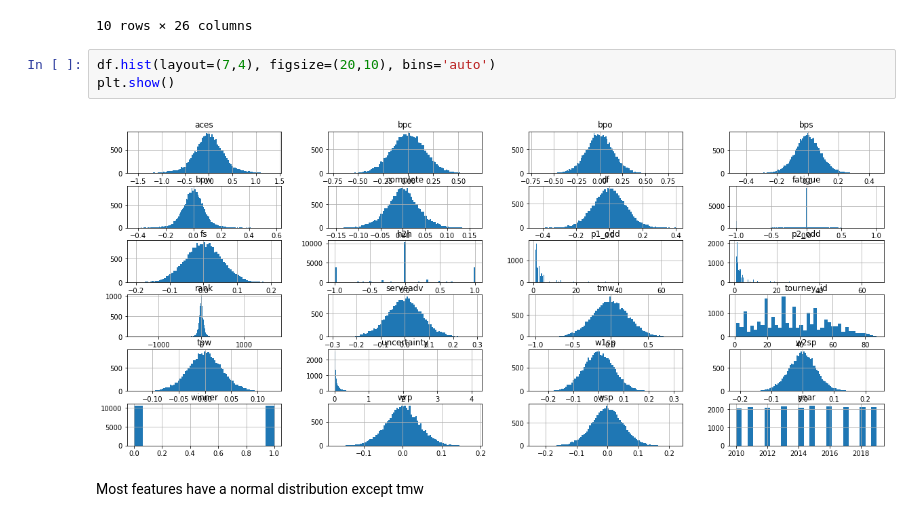
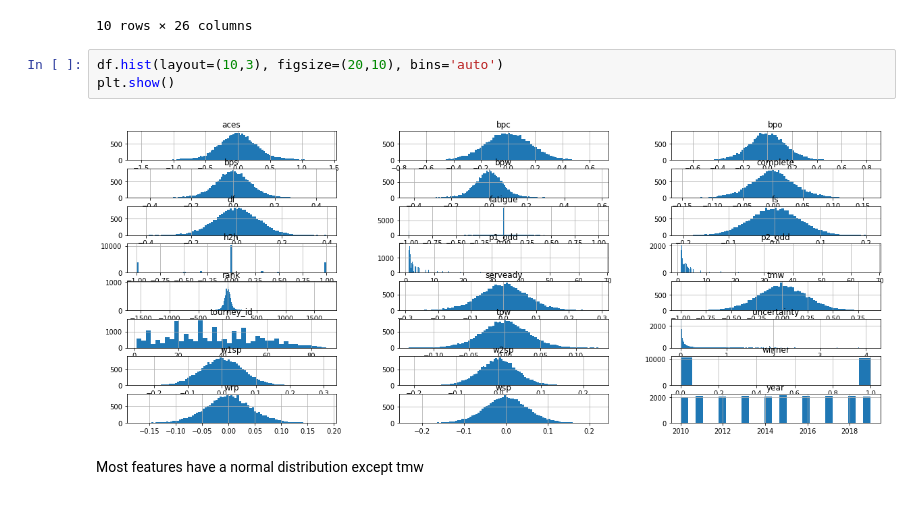
Before and after one commit to loricrash6/ATP_Predictions, a Jupyter notebook: atp_prediction.ipynb, the cells around one changed output. Drawn from its saved outputs; the diff is of its cells as text.

```diff
--- a/atp_prediction.ipynb
+++ b/atp_prediction.ipynb
@@ -35,10 +36,10 @@ df.head(10)
 | 9 | Arnaud Clement | Wayne Odesnik | -42.0 | -0.037239 | 0.058776 | -0.025245 | 0.018269 | -0.008374 | 0.008648 | 0.017488 | ... | ... |
 10 rows × 26 columns
 # %%
-df.hist(layout=(7,4), figsize=(20,10), bins='auto')
+df.hist(layout=(10,3), figsize=(20,10), bins='auto')
 plt.show()
 # %% [output]
-[figure, old version]
+[figure, new version]
 # %% [markdown]
 Most features have a normal distribution except tmw
 # %%
```
Also changed, not shown: parts of 21 cells of this notebook, 1 other file.
